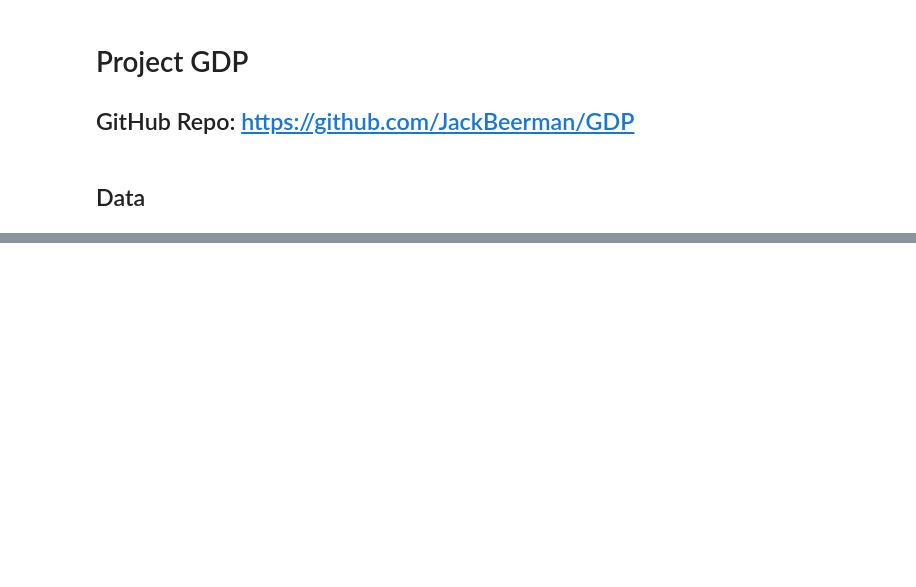
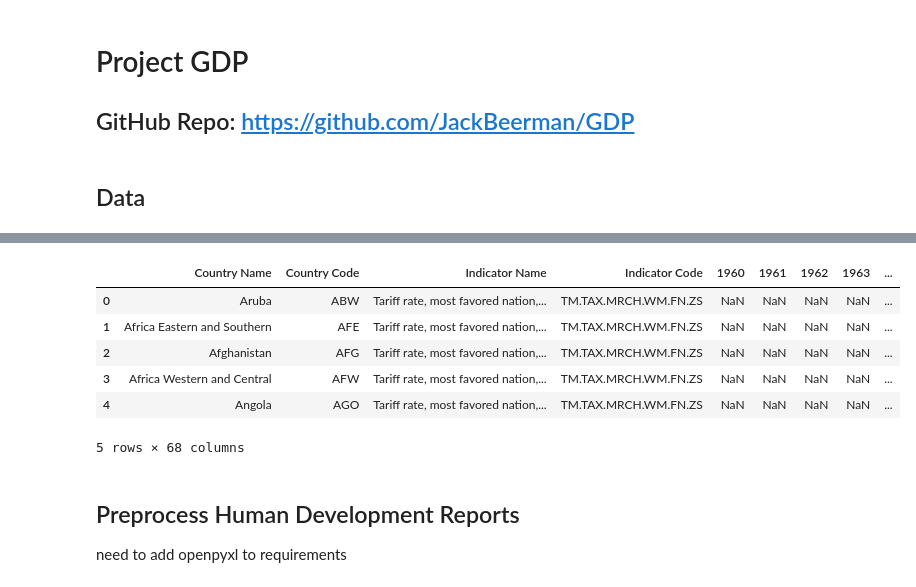
Before and after one commit to JackBeerman/GDP, a Jupyter notebook: GDP.ipynb, the cells around one changed output, grey strips where cells are left out. Cells and saved outputs as stored; diff of their text form; code cells hidden in the pictures; blank space fills up the shorter version.

```diff
--- a/GDP.ipynb
+++ b/GDP.ipynb
@@ -24,0 +61,15 @@ from sqlalchemy import create_engine
+# %%
+tariffs = pd.read_csv("tariffs/tarrifs.csv", skiprows=4)
+tariffs.head()
+# %% [output]
+|  | Country Name | Country Code | Indicator Name | Indicator Code | 1960 | 1961 | 1962 | 1963 | ... |
+| 0 | Aruba | ABW | Tariff rate, most favored nation,... | TM.TAX.MRCH.WM.FN.ZS | NaN | NaN | NaN | NaN | ... |
+| 1 | Africa Eastern and Southern | AFE | Tariff rate, most favored nation,... | TM.TAX.MRCH.WM.FN.ZS | NaN | NaN | NaN | NaN | ... |
+| 2 | Afghanistan | AFG | Tariff rate, most favored nation,... | TM.TAX.MRCH.WM.FN.ZS | NaN | NaN | NaN | NaN | ... |
+| 3 | Africa Western and Central | AFW | Tariff rate, most favored nation,... | TM.TAX.MRCH.WM.FN.ZS | NaN | NaN | NaN | NaN | ... |
+| 4 | Angola | AGO | Tariff rate, most favored nation,... | TM.TAX.MRCH.WM.FN.ZS | NaN | NaN | NaN | NaN | ... |
+5 rows × 68 columns
+# %% [markdown]
+## Preprocess Human Development Reports
+
+need to add openpyxl to requirements
```
Also changed, not shown: parts of 7 cells of this notebook, 14 other files.
